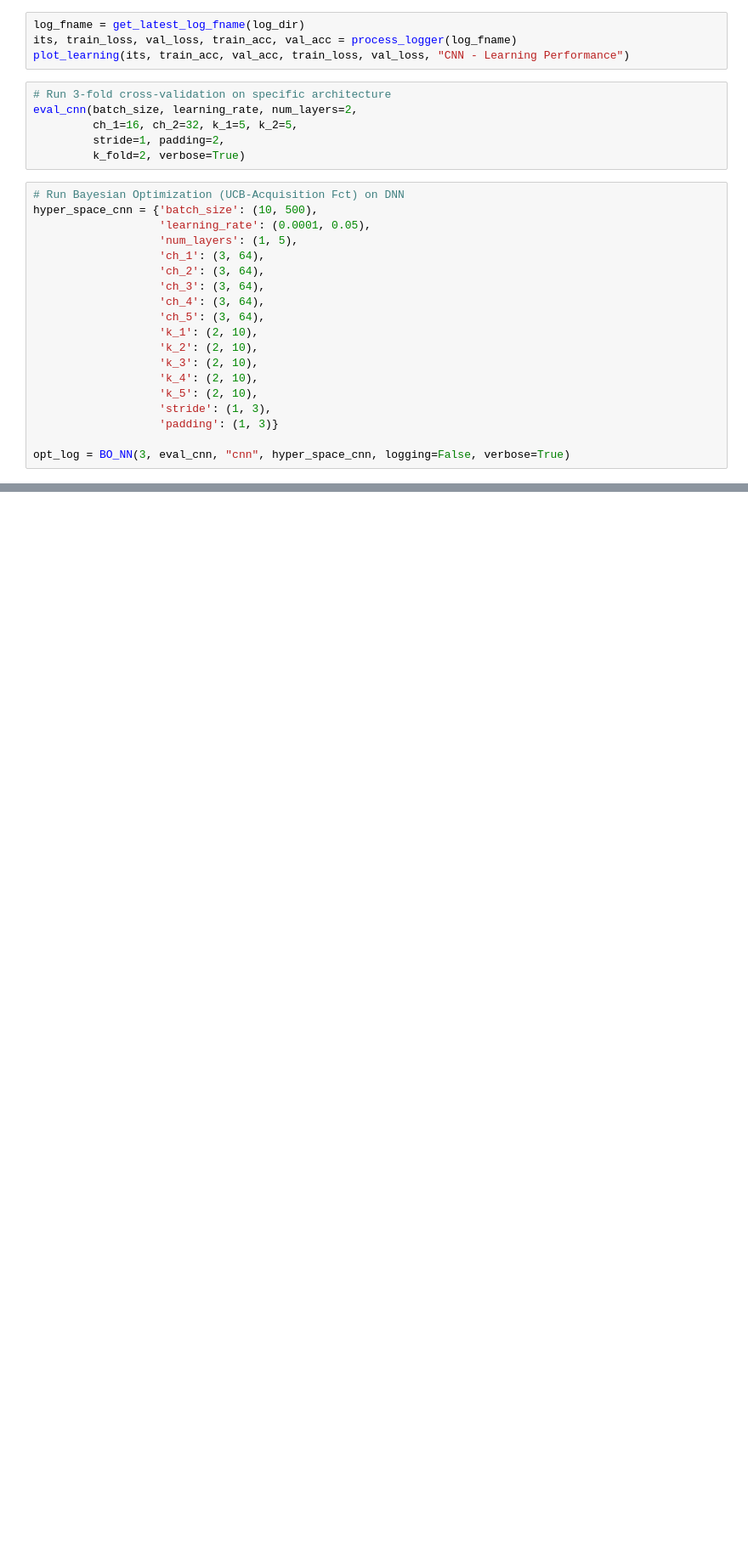
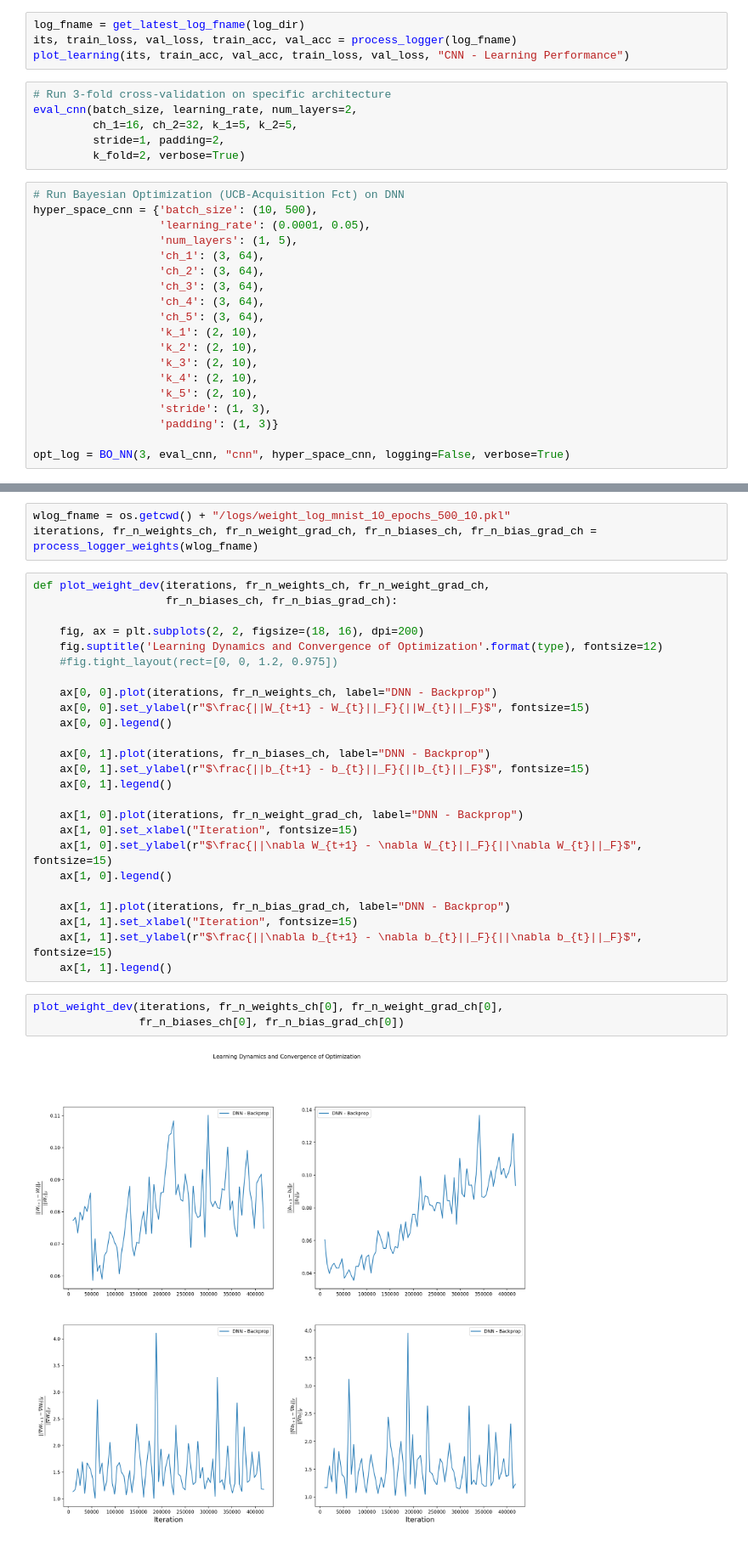
Before and after one commit to RobertTLange/Bio-Plausible-DeepLearning, a Jupyter notebook: workspace.ipynb, the cells around one changed output, grey strips where cells are left out. Shown: that part at 85% size. Saved outputs shown, nothing was run; the diff lists cells and outputs as text; blank space fills up the shorter version.

Commit message:
Log 08/01/19b - Added weight change viz

```diff
--- a/workspace.ipynb
+++ b/workspace.ipynb
@@ -305,0 +301,33 @@ opt_log = BO_NN(3, eval_cnn, "cnn", hyper_space_cnn, logging=False, verbose=True
+# %%
+wlog_fname = os.getcwd() + "/logs/weight_log_mnist_10_epochs_500_10.pkl"
+iterations, fr_n_weights_ch, fr_n_weight_grad_ch, fr_n_biases_ch, fr_n_bias_grad_ch = process_logger_weights(wlog_fname)
+# %%
+def plot_weight_dev(iterations, fr_n_weights_ch, fr_n_weight_grad_ch,
+                    fr_n_biases_ch, fr_n_bias_grad_ch):
+
+    fig, ax = plt.subplots(2, 2, figsize=(18, 16), dpi=200)
+    fig.suptitle('Learning Dynamics and Convergence of Optimization'.format(type), fontsize=12)
+    #fig.tight_layout(rect=[0, 0, 1.2, 0.975])
+
+    ax[0, 0].plot(iterations, fr_n_weights_ch, label="DNN - Backprop")
+    ax[0, 0].set_ylabel(r"$\frac{||W_{t+1} - W_{t}||_F}{||W_{t}||_F}$", fontsize=15)
+    ax[0, 0].legend()
+
+    ax[0, 1].plot(iterations, fr_n_biases_ch, label="DNN - Backprop")
+    ax[0, 1].set_ylabel(r"$\frac{||b_{t+1} - b_{t}||_F}{||b_{t}||_F}$", fontsize=15)
+    ax[0, 1].legend()
+
+    ax[1, 0].plot(iterations, fr_n_weight_grad_ch, label="DNN - Backprop")
+    ax[1, 0].set_xlabel("Iteration", fontsize=15)
+    ax[1, 0].set_ylabel(r"$\frac{||\nabla W_{t+1} - \nabla W_{t}||_F}{||\nabla W_{t}||_F}$", fontsize=15)
+    ax[1, 0].legend()
+
+    ax[1, 1].plot(iterations, fr_n_bias_grad_ch, label="DNN - Backprop")
+    ax[1, 1].set_xlabel("Iteration", fontsize=15)
+    ax[1, 1].set_ylabel(r"$\frac{||\nabla b_{t+1} - \nabla b_{t}||_F}{||\nabla b_{t}||_F}$", fontsize=15)
+    ax[1, 1].legend()
+# %%
+plot_weight_dev(iterations, fr_n_weights_ch[0], fr_n_weight_grad_ch[0],
+                fr_n_biases_ch[0], fr_n_bias_grad_ch[0])
+# %% [output]
+[figure, added]
```
Also changed, not shown: parts of 17 cells of this notebook, 22 other files.
